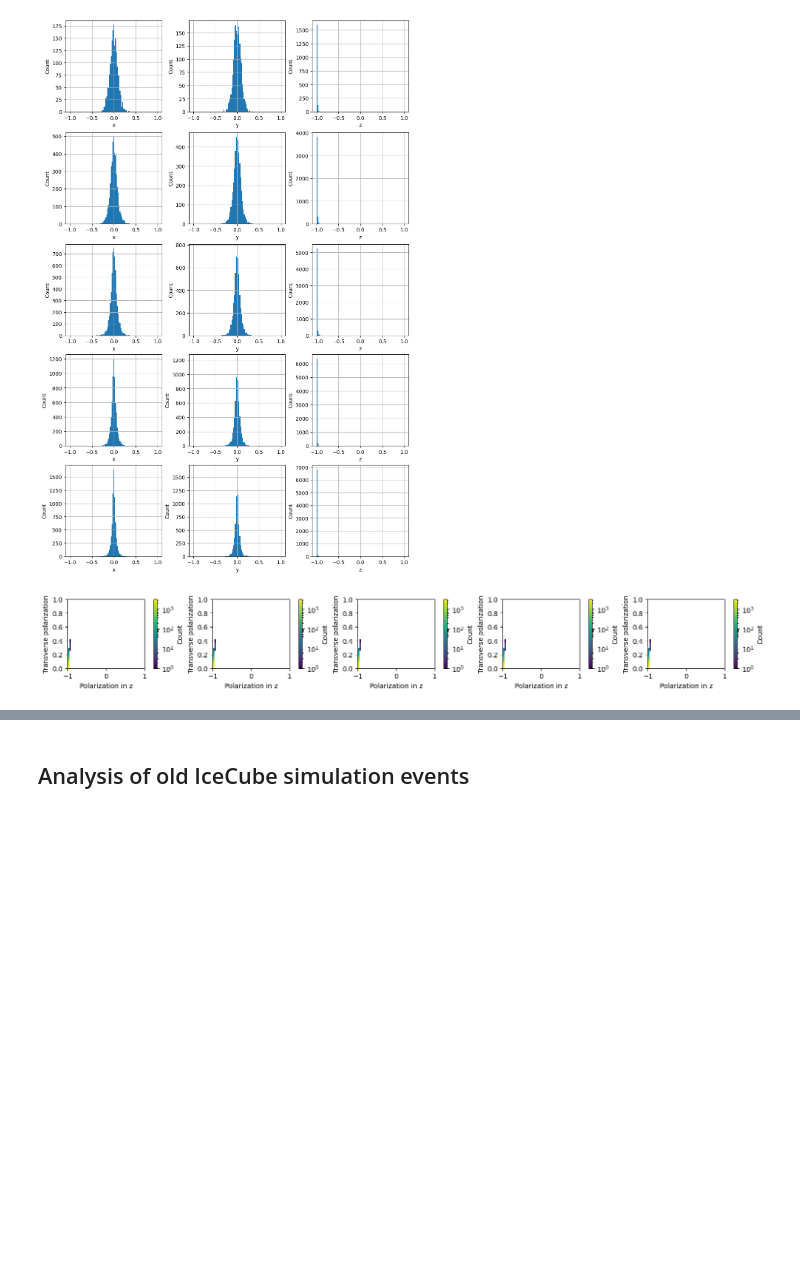
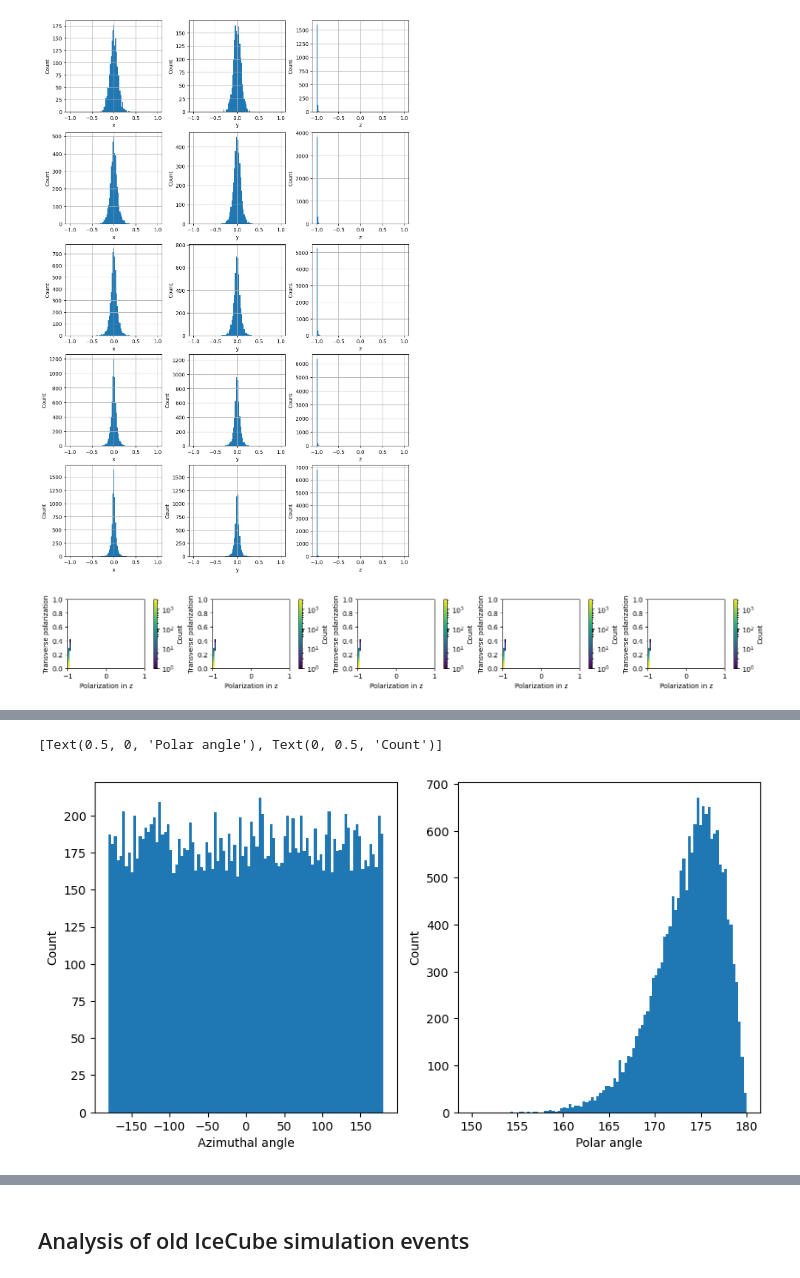
Before and after one commit to simonthor/tau-polarization-icecube, a Jupyter notebook: icecube-tau-decays/icecube_event_analysis.ipynb, the cells around one changed output, grey strips where cells are left out. Drawn from its saved outputs; the diff is of its cells as text; code cells hidden in the pictures; blank space fills up the shorter version.

```diff
--- a/icecube-tau-decays/icecube_event_analysis.ipynb
+++ b/icecube-tau-decays/icecube_event_analysis.ipynb
@@ -182,0 +223,12 @@ for (e, p), ax in zip(particle_infos.items(), axs):
+# %%
+tau_all = particle_infos[5].query("pdg == 15")
+azimuth = 180/np.pi * np.arctan2(tau_all["polx"], tau_all["poly"])
+polar = 180/np.pi * np.arccos(tau_all["polz"])
+fig, axs = plt.subplots(ncols=2, figsize=(10, 5))
+axs[0].hist(azimuth, bins=np.linspace(-180, 180, 100))
+axs[0].set(xlabel="Azimuthal angle", ylabel="Count")
+axs[1].hist(polar, bins=np.linspace(150, 180, 100))
+axs[1].set(xlabel="Polar angle", ylabel="Count")
+# %% [output]
+[Text(0.5, 0, 'Polar angle'), Text(0, 0.5, 'Count')]
+[figure, added]
```
Also changed, not shown: parts of 11 cells of this notebook.
